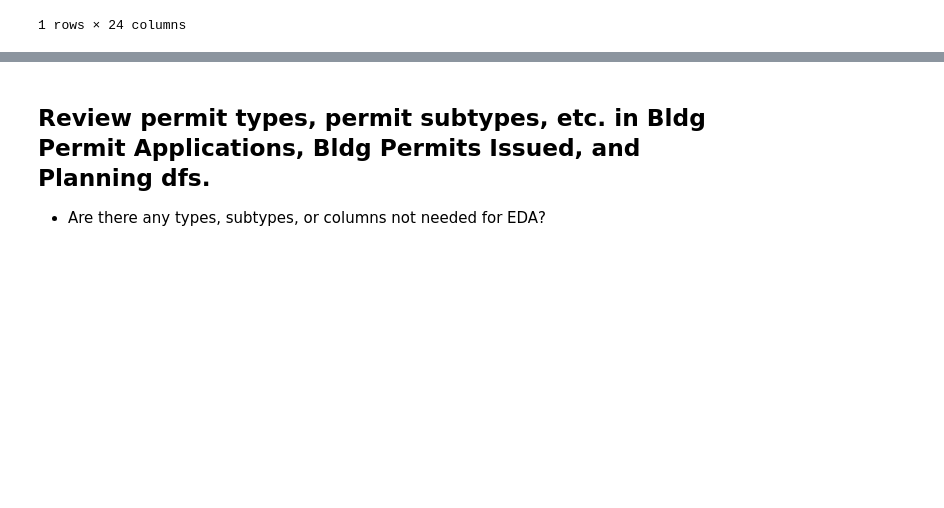
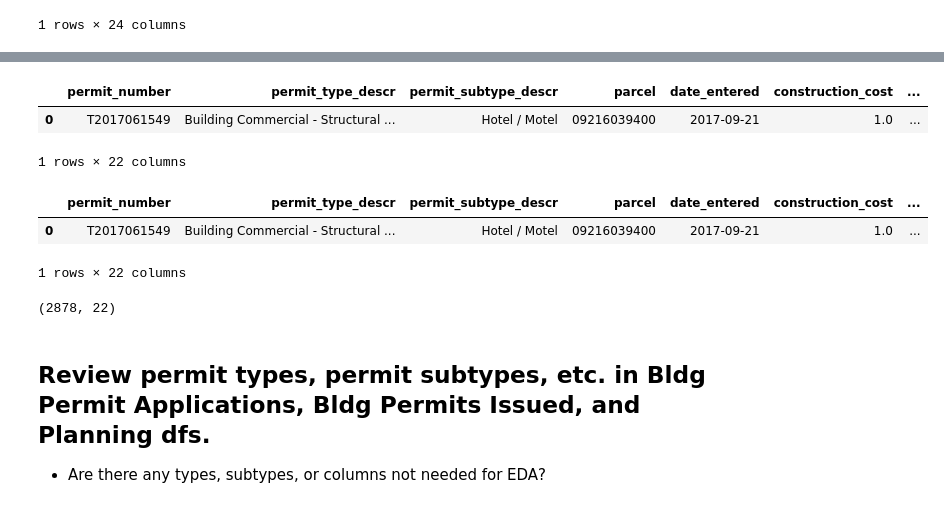
Before and after one commit to lorirocks/nashville-neighborhoods-capstone, a Jupyter notebook: notebooks/1_dataprep.ipynb, the cells around one changed output, grey strips where cells are left out. Cells and saved outputs as stored; diff of their text form; code cells hidden in the pictures; blank space fills up the shorter version.

Commit message:
Succesfully sorted and dropped duplicates on Bldg Permit Applications df.

```diff
--- a/notebooks/1_dataprep.ipynb
+++ b/notebooks/1_dataprep.ipynb
@@ -909,4 +913,4 @@ df_bldg_issued.head(1)
 # %%
 # To get full results that aren't truncated, set to high number (default is 50):
-# PENDING - Not finished yet 6/19. pd.options.display.max_rows = 50
-# PENDING - Not finished yet 6/19. print(pd.options.display.max_rows)
+pd.options.display.max_rows = 4000
+print(pd.options.display.max_rows)
@@ -917,14 +959,38 @@ df_bldg_issued.head(1)
 # %%
-# STEP ONE of DROP_DUPLICATES:
+# STEP ONE: SORT
 #           Sort by address, then type_subtype, then ivr_tracking_number.
 #           ivr_tracking_number is better than date (sometimes two entries have same date), and better than
 #           permit_number, which begins with either 'T' or 'D', which can throw off the sort.
 
-# PENDING - Not finished yet 6/19. df_bldg_apps = df_bldg_apps.sort_values(by = ['address', 'type_subtype', 'ivr_tracking_number']
-# PENDING - Not finished yet 6/19.                               )
-# PENDING - Not finished yet 6/19. df_bldg_apps = df_bldg_apps.reset_index(drop = True)
-# PENDING - Not finished yet 6/19. #print(type(df_bldg_apps_clean))
-# PENDING - Not finished yet 6/19. df_bldg_apps.head(50)
+df_bldg_apps = df_bldg_apps.sort_values(by = ['address'
+                                              , 'type_subtype'
+                                              , 'ivr_tracking_number']
+                                       )
+df_bldg_apps = df_bldg_apps.reset_index(drop = True)
+#print(type(df_bldg_apps_clean))
+df_bldg_apps.head(1)
+# %% [output]
+|  | permit_number | permit_type_descr | permit_subtype_descr | parcel | date_entered | construction_cost | ... |
+| 0 | T2017061549 | Building Commercial - Structural ... | Hotel / Motel | 09216039400 | 2017-09-21 | 1.0 | ... |
+1 rows × 22 columns
+# %%
+# STEP TWO: DROP_DUPLICATES
+# Drop based on [1] address, [2] type_subtype. Keep last.
+# To confirm, check 1 Titans Way, tents & stages, 3397152 should be gone, 3409055 should stay. CONFIRMED
+
+df_bldg_apps = df_bldg_apps.drop_duplicates(['address', 'type_subtype']
+                            , keep = 'last'
+                            , ignore_index = True  # To renumber the index with no missing values
+                            )
+df_bldg_apps.head(1)
+# %% [output]
+|  | permit_number | permit_type_descr | permit_subtype_descr | parcel | date_entered | construction_cost | ... |
+| 0 | T2017061549 | Building Commercial - Structural ... | Hotel / Motel | 09216039400 | 2017-09-21 | 1.0 | ... |
+1 rows × 22 columns
+# %%
+df_bldg_apps.shape   # was 3096 rows. Now 2878 rows
+# %% [output]
+(2878, 22)
 # %% [markdown]
 ## Review permit types, permit subtypes, etc. in Bldg Permit Applications, Bldg Permits Issued, and Planning dfs.
 - Are there any types, subtypes, or columns not needed for EDA?
```
Also changed, not shown: parts of 9 cells of this notebook.
